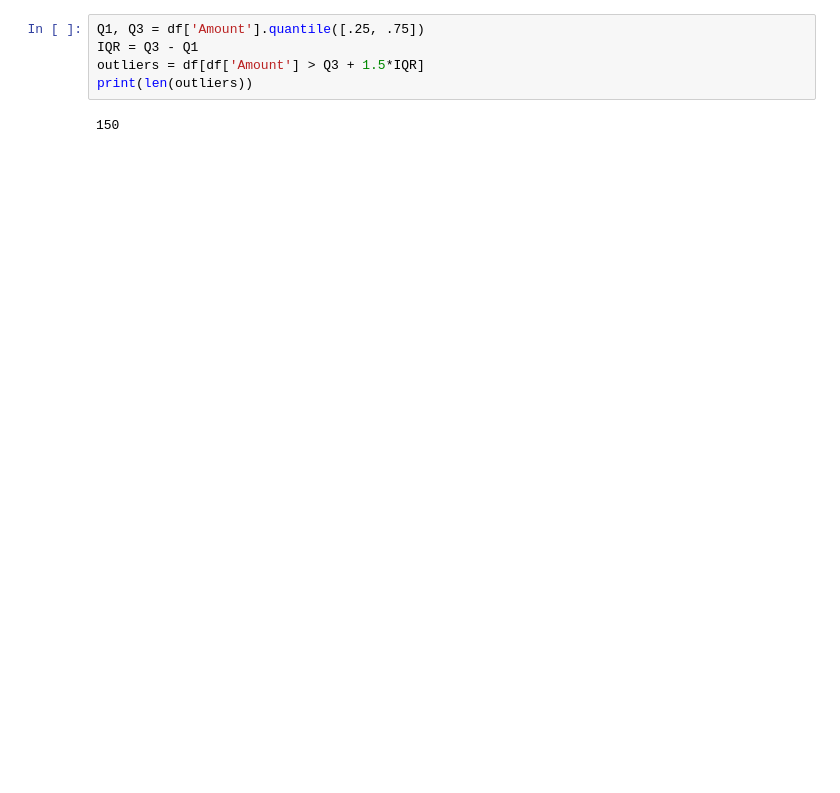
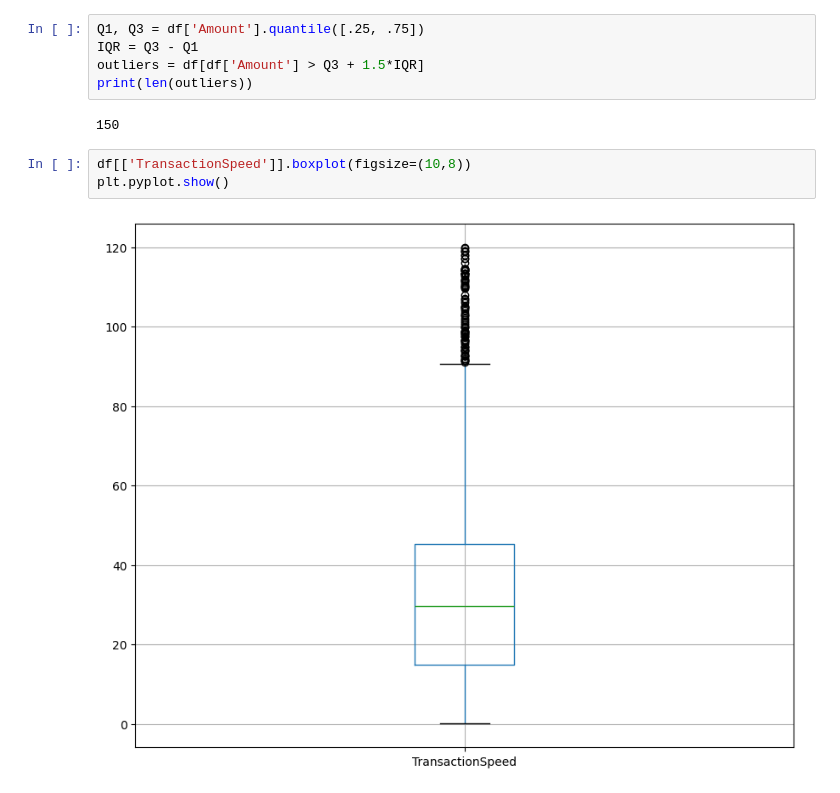
Before and after one commit to nakato156/TP-ML, a Jupyter notebook: notebooks/explore.ipynb, the cells around one changed output. Drawn from its saved outputs; the diff is of its cells as text; blank space fills up the shorter version.

```diff
--- a/notebooks/explore.ipynb
+++ b/notebooks/explore.ipynb
@@ -63,3 +97,8 @@ outliers = df[df['Amount'] > Q3 + 1.5*IQR]
 print(len(outliers))
 # %% [output]
 150
+# %%
+df[['TransactionSpeed']].boxplot(figsize=(10,8))
+plt.pyplot.show()
+# %% [output]
+[figure, added]
```
Also changed, not shown: parts of 7 cells of this notebook, 1 other file.
